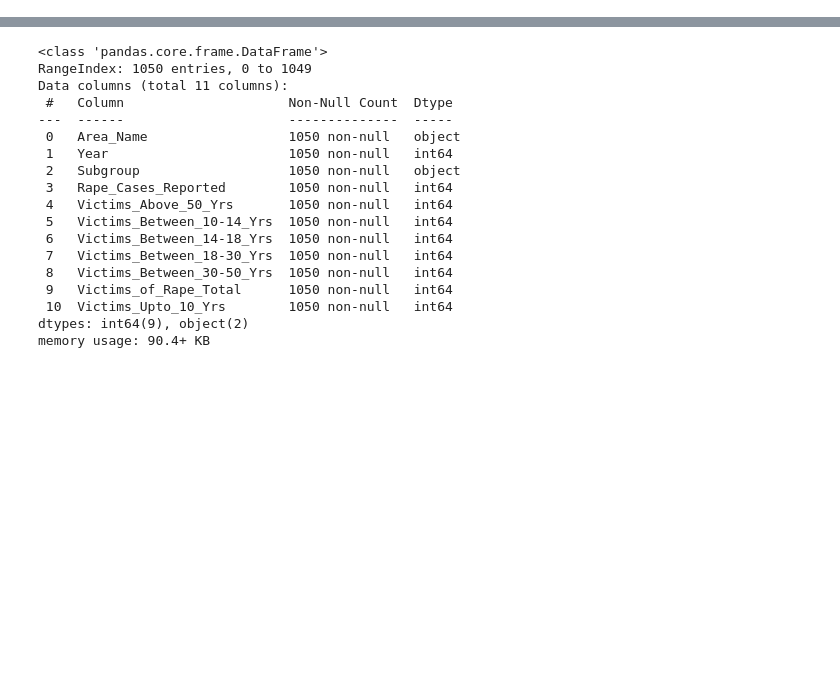
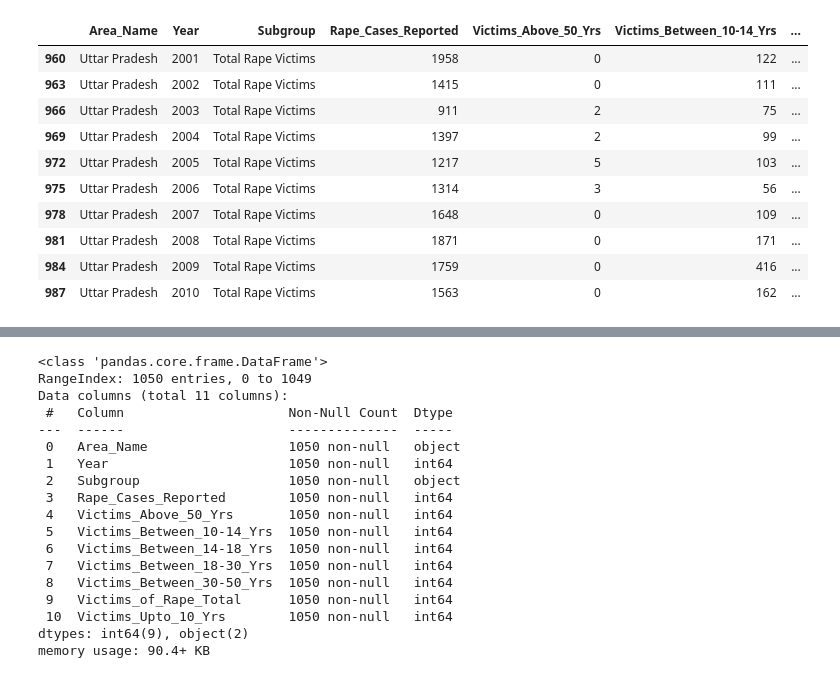
Before and after one commit to dsvikasojha/Practice-Projects-20--India-Crime, a Jupyter notebook: Practice Project 20 Rape Victim.ipynb, the cells around one changed output, grey strips where cells are left out. Cells and saved outputs as stored; diff of their text form; code cells hidden in the pictures; blank space fills up the shorter version.

```diff
--- a/Practice Project 20 Rape Victim.ipynb
+++ b/Practice Project 20 Rape Victim.ipynb
@@ -17,0 +66,18 @@ ds.head()
+# %%
+up=ds1['Area_Name']=='Uttar Pradesh'
+# %%
+up1=ds['Subgroup']=='Total Rape Victims'
+# %%
+ds[up & up1]
+# %% [output]
+|  | Area_Name | Year | Subgroup | Rape_Cases_Reported | Victims_Above_50_Yrs | Victims_Between_10-14_Yrs | ... |
+| 960 | Uttar Pradesh | 2001 | Total Rape Victims | 1958 | 0 | 122 | ... |
+| 963 | Uttar Pradesh | 2002 | Total Rape Victims | 1415 | 0 | 111 | ... |
+| 966 | Uttar Pradesh | 2003 | Total Rape Victims | 911 | 2 | 75 | ... |
+| 969 | Uttar Pradesh | 2004 | Total Rape Victims | 1397 | 2 | 99 | ... |
+| 972 | Uttar Pradesh | 2005 | Total Rape Victims | 1217 | 5 | 103 | ... |
+| 975 | Uttar Pradesh | 2006 | Total Rape Victims | 1314 | 3 | 56 | ... |
+| 978 | Uttar Pradesh | 2007 | Total Rape Victims | 1648 | 0 | 109 | ... |
+| 981 | Uttar Pradesh | 2008 | Total Rape Victims | 1871 | 0 | 171 | ... |
+| 984 | Uttar Pradesh | 2009 | Total Rape Victims | 1759 | 0 | 416 | ... |
+| 987 | Uttar Pradesh | 2010 | Total Rape Victims | 1563 | 0 | 162 | ... |
```
Also changed, not shown: parts of 7 cells of this notebook.
